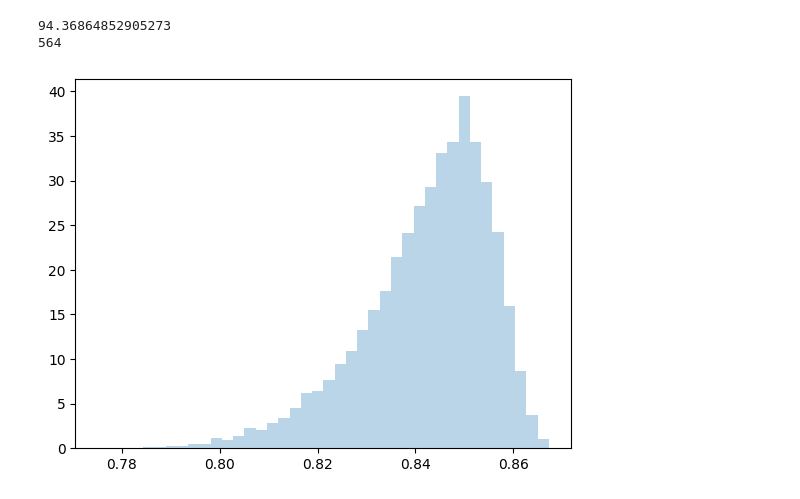
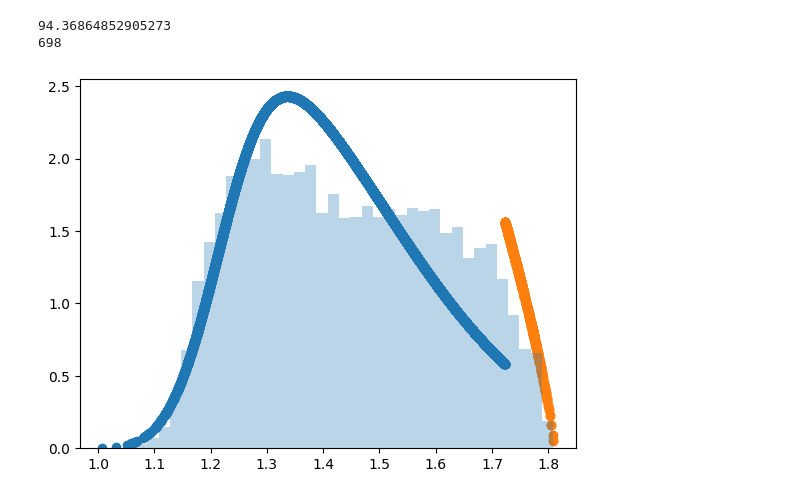
Before and after one commit to WillWang1113/ExGAN, a Jupyter notebook: EVT Analysis.ipynb, the cells around one changed output. Saved outputs shown, nothing was run; the diff lists cells and outputs as text; code cells hidden in the pictures.

```diff
--- a/EVT Analysis.ipynb
+++ b/EVT Analysis.ipynb
@@ -9,3 +6,17 @@ real = torch.load('DistShift_wind/fake5.pt')
+# %%
+# real = torch.load('DistShift_wind/fake5.pt')
+c = 0.75
+k = 10
+data_type = "wind"
+gpu_id = 2
+X = torch.load(f'real_{data_type}.pt').cuda(gpu_id)
+X_s = torch.load(f'DistShift_{data_type}/fake{k}.pt')
+n = len(X)
+val = int((c**k) * n)
+real = torch.cat([X[:val], X_s[:n - val]], 0)
+real = X_s
+
+# real = torch.load('real_wind.pt')
 # %%
 sums = torch.trapezoid(real, dx=1 / 4).cpu().numpy() / 10
 # genpareto_params = genpareto.fit(sums)
@@ -21,7 +32,7 @@ tail = np.where(sums > np.percentile(sums, percentile))[0][-1]
 print(tail)
 # %% [output]
 94.36864852905273
-564
+698
 # %%
 body_dist, tail_dist = sums[tail:], sums[:tail]
 # %%
@@ -31,12 +42,12 @@ genpareto_params = genpareto.fit(tail_dist - sums[tail])
 body_rv = skewnorm(*skewnorm_params)
 tail_rv = genpareto(*genpareto_params)
 # %%
-# plt.scatter(body_dist, body_rv.pdf(body_dist))
+plt.scatter(body_dist, body_rv.pdf(body_dist))
 # plt.scatter(tail_dist, tail_rv.pdf(tail_dist - sums[tail]))
-# plt.scatter(tail_dist, (1-body_rv.cdf(sums[tail]))*tail_rv.pdf(tail_dist - sums[tail]))
+plt.scatter(tail_dist, (1-body_rv.cdf(sums[tail]))*tail_rv.pdf(tail_dist - sums[tail]))
 _ = plt.hist(sums.squeeze(), bins=40, alpha=0.3, density=True)
 # %% [output]
-[figure, old version]
+[figure, new version]
 # %%
 plt.scatter(body_dist, body_rv.cdf(body_dist))
 plt.scatter(tail_dist, body_rv.cdf(body_dist[0])+(1-percentile)*tail_rv.cdf(tail_dist - sums[tail]))
```
Also changed, not shown: parts of 6 cells of this notebook, 11 other files.
